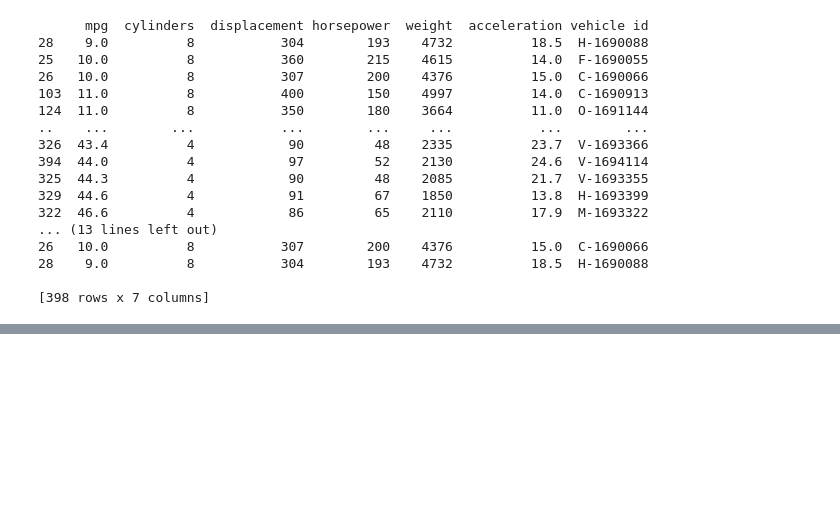
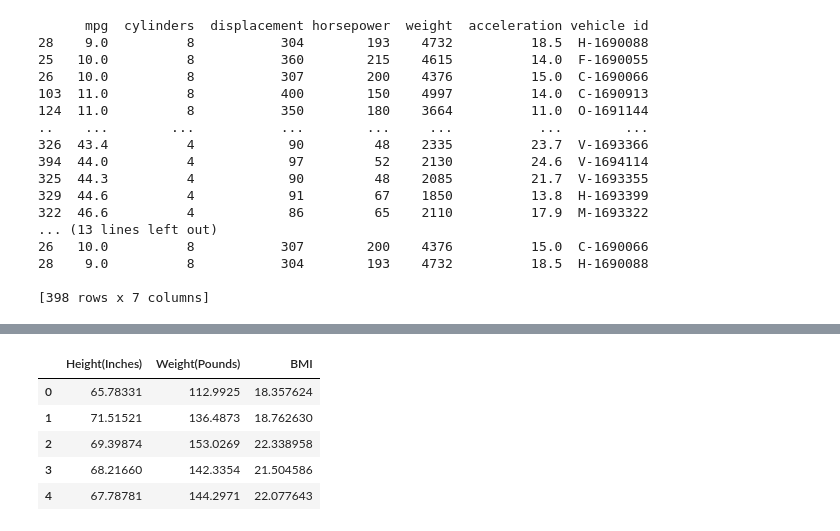
Before and after one commit to michelle1002/datasci151spring2026, a Jupyter notebook: MasterDoc/MasterDocument.ipynb, the cells around one changed output, grey strips where cells are left out. Saved outputs shown, nothing was run; the diff lists cells and outputs as text; code cells hidden in the pictures; blank space fills up the shorter version.

```diff
--- a/MasterDoc/MasterDocument.ipynb
+++ b/MasterDoc/MasterDocument.ipynb
@@ -2085,0 +2223,12 @@ print(carsorted_reverse)
+# %%
+# Converting to appropriate units
+def pounds_to_kg(weight):
+    return weight*0.45359237
+
+def inches_to_meters(height):
+    ht_mm = height*25.4
+    return ht_mm*1e-3
+# %%
+height_inches = df_wt_ht["Height(Inches)"] #Series
+weight_pounds = df_wt_ht["Weight(Pounds)"]
+print(height_inches, weight_pounds)
@@ -2085,0 +2253,6 @@ print(carsorted_reverse)
+# %%
+# Now apply function to all values in variables
+height_meters = height_inches.apply(inches_to_meters)
+weight_kilograms = weight_pounds.apply(pounds_to_kg)
+print(height_meters)
+print(weight_kilograms)
@@ -2085,0 +2277,6 @@ print(carsorted_reverse)
+# %%
+#Change series names
+height_meters.name = "Height(Meters)"
+weight_kilograms.name = "Weight(Kilograms)"
+
+print(height_meters, weight_kilograms)
@@ -2085,0 +2337,15 @@ print(carsorted_reverse)
+# %%
+# Treat series like Numpy array for math operations
+BMI = weight_kilograms / (height_meters**2)
+
+#Assign Pandas series as new column into dataset
+df_wt_ht["BMI"] = BMI
+
+df_wt_ht.head()
+# %% [output]
+|  | Height(Inches) | Weight(Pounds) | BMI |
+| 0 | 65.78331 | 112.9925 | 18.357624 |
+| 1 | 71.51521 | 136.4873 | 18.762630 |
+| 2 | 69.39874 | 153.0269 | 22.338958 |
+| 3 | 68.21660 | 142.3354 | 21.504586 |
+| 4 | 67.78781 | 144.2971 | 22.077643 |
```
Also changed, not shown: parts of 34 cells of this notebook, 1 other file.
